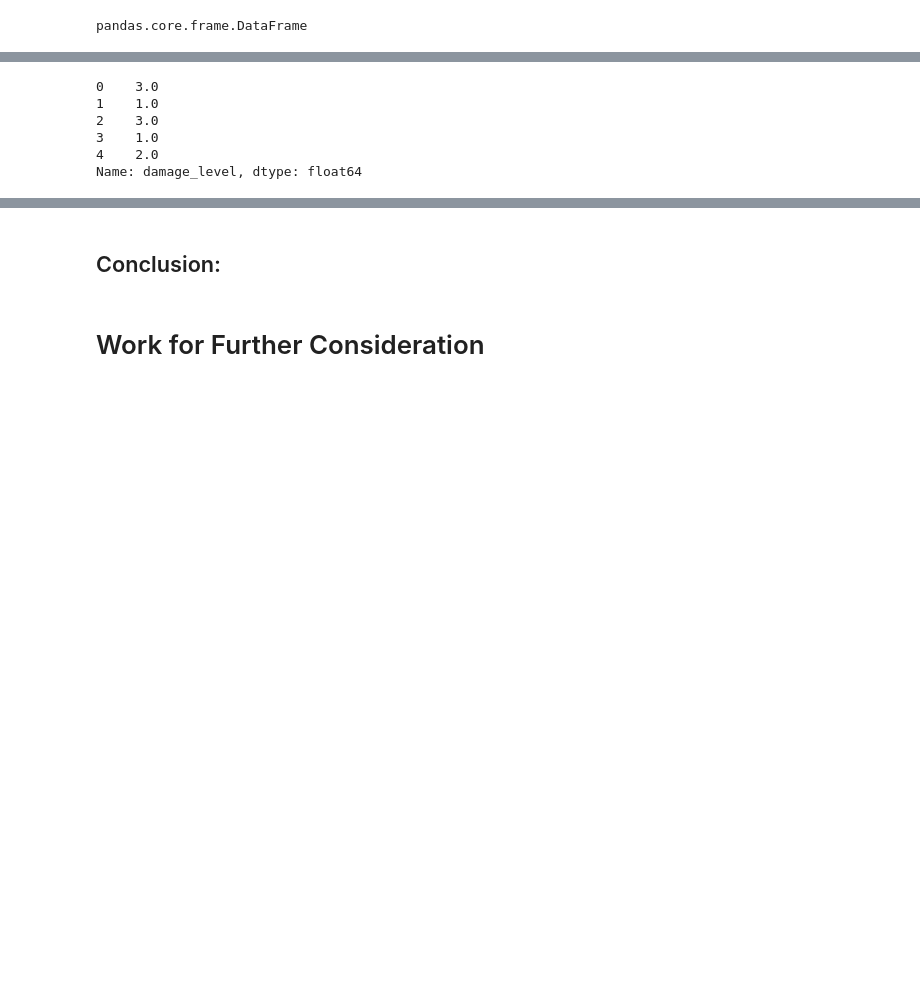
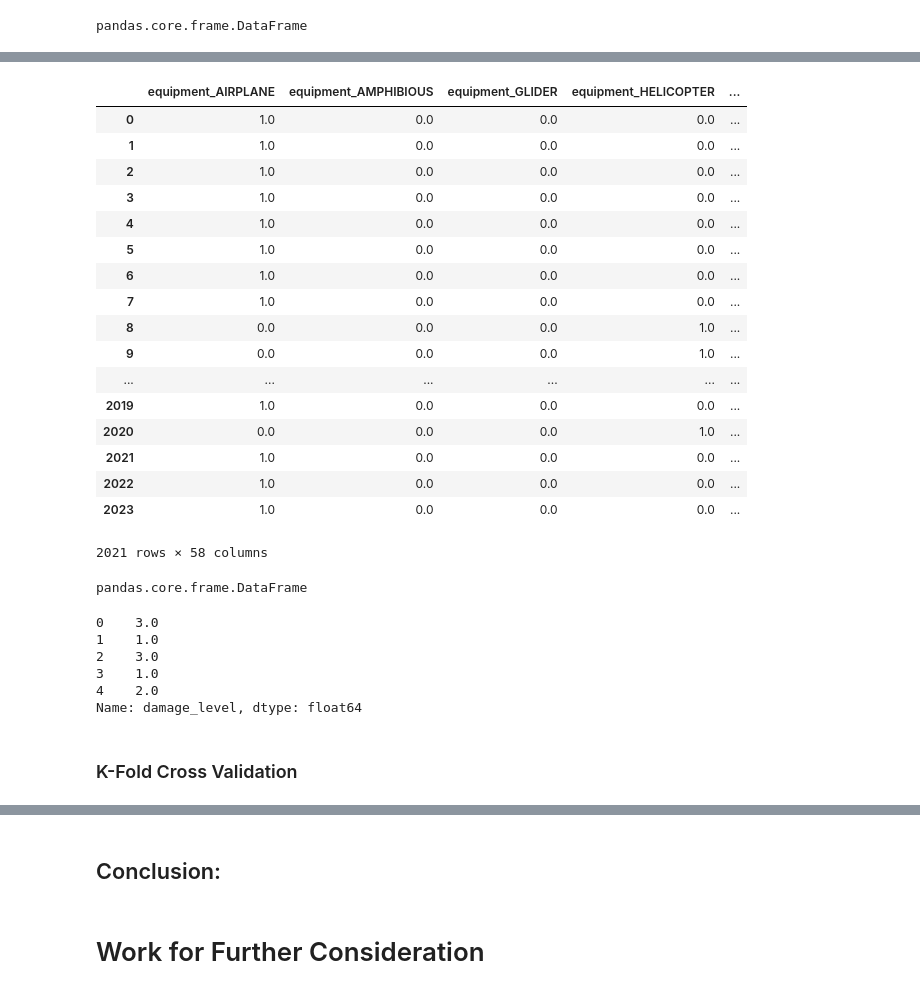
Before and after one commit to jenylmurdock/dsc-5-capstone-project-online-ds-pt-011419, a Jupyter notebook: Part 1- Features Engineering.ipynb, the cells around one changed output, grey strips where cells are left out. Saved outputs shown, nothing was run; the diff lists cells and outputs as text; code cells hidden in the pictures; blank space fills up the shorter version.

```diff
--- a/Part 1- Features Engineering.ipynb
+++ b/Part 1- Features Engineering.ipynb
@@ -1157,3 +1104,28 @@ pandas.core.frame.DataFrame
+# %%
+features_data.astype(float)
+# %% [output]
+|  | equipment_AIRPLANE | equipment_AMPHIBIOUS | equipment_GLIDER | equipment_HELICOPTER | ... |
+| 0 | 1.0 | 0.0 | 0.0 | 0.0 | ... |
+| 1 | 1.0 | 0.0 | 0.0 | 0.0 | ... |
+| 2 | 1.0 | 0.0 | 0.0 | 0.0 | ... |
+| 3 | 1.0 | 0.0 | 0.0 | 0.0 | ... |
+| 4 | 1.0 | 0.0 | 0.0 | 0.0 | ... |
+| 5 | 1.0 | 0.0 | 0.0 | 0.0 | ... |
+| 6 | 1.0 | 0.0 | 0.0 | 0.0 | ... |
+| 7 | 1.0 | 0.0 | 0.0 | 0.0 | ... |
+| 8 | 0.0 | 0.0 | 0.0 | 1.0 | ... |
+| 9 | 0.0 | 0.0 | 0.0 | 1.0 | ... |
+| ... | ... | ... | ... | ... | ... |
+| 2019 | 1.0 | 0.0 | 0.0 | 0.0 | ... |
+| 2020 | 0.0 | 0.0 | 0.0 | 1.0 | ... |
+| 2021 | 1.0 | 0.0 | 0.0 | 0.0 | ... |
+| 2022 | 1.0 | 0.0 | 0.0 | 0.0 | ... |
+| 2023 | 1.0 | 0.0 | 0.0 | 0.0 | ... |
+2021 rows × 58 columns
+# %%
+type(features_data)
+# %% [output]
+pandas.core.frame.DataFrame
 # %%
 data['damage_level'].head()
 # %% [output]
@@ -1163,3 +1135,5 @@ data['damage_level'].head()
 3    1.0
 4    2.0
 Name: damage_level, dtype: float64
+# %% [markdown]
+### K-Fold Cross Validation
```
Also changed, not shown: parts of 50 cells of this notebook.
